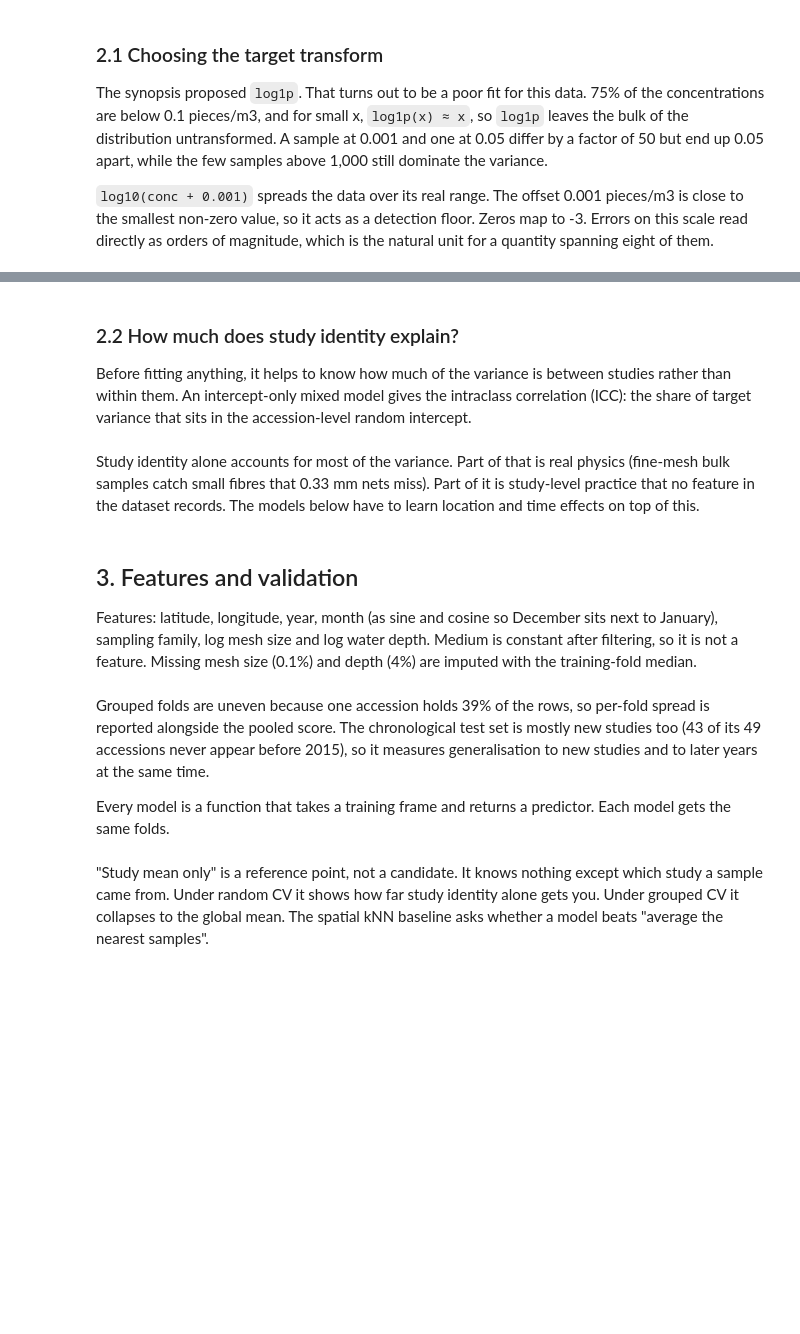
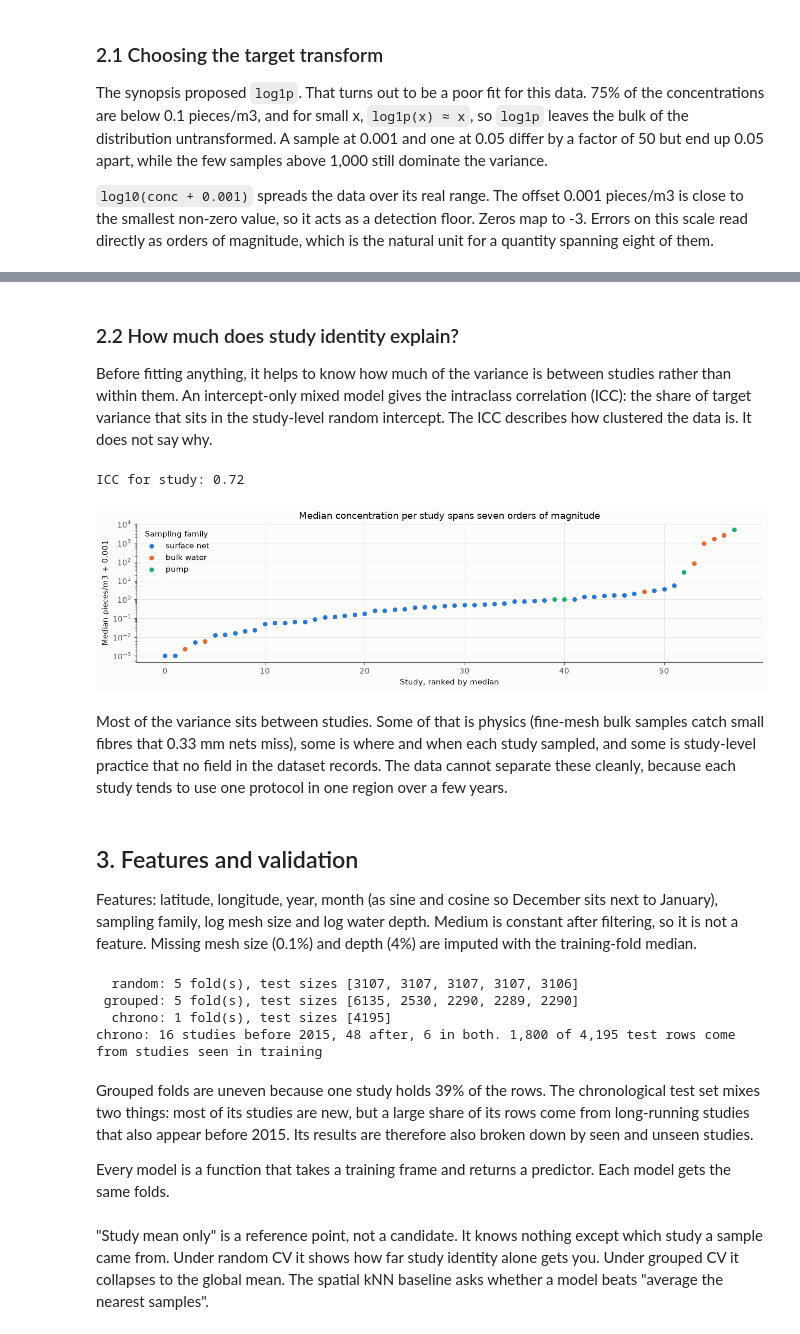
Before and after one commit to GourabAdhikari/marine-microplastics-baseline, a Jupyter notebook: microplastics.ipynb, the cells around one changed output, grey strips where cells are left out. Drawn from its saved outputs; the diff is of its cells as text; code cells hidden in the pictures; blank space fills up the shorter version.

```diff
--- a/microplastics.ipynb
+++ b/microplastics.ipynb
@@ -85,8 +88,9 @@ data = raw.rename(columns={
     "Microplastics measurement": "conc",
     "Unit": "unit",
     "NCEI Accession No": "accession",
+    "DOI": "doi",
     "ORGANIZATION": "organization",
-})[["date", "lat", "lon", "ocean", "medium", "depth", "method", "mesh", "conc", "unit", "accession", "organization"]]
+})[["date", "lat", "lon", "ocean", "medium", "depth", "method", "mesh", "conc", "unit", "accession", "doi", "organization"]]
 
 print(f"{len(raw):,} records, {raw['NCEI Accession No'].nunique()} accessions, {raw['ORGANIZATION'].nunique()} organisations")
 raw.isna().mean().sort_values(ascending=False).rename("missing").to_frame().T
@@ -142,10 +160,10 @@ df = water.assign(
     month_cos=np.cos(2 * np.pi * month / 12),
     log_mesh=np.log10(water.mesh),
     log_depth=np.log1p(water.depth),
-    study=water.accession.astype(str),
+    study=water.doi,
     y=np.log10(water.conc + C),
 )
-print(f"{len(df):,} records, {df.accession.nunique()} accessions, {df.organization.nunique()} organisations")
+print(f"{len(df):,} records, {df.accession.nunique()} accessions, {df.study.nunique()} publications, {df.organization.nunique()} organisations")
 df.groupby(["method_family", "method"]).agg(
     records=("y", "size"), accessions=("accession", "nunique"), median_conc=("conc", "median")
 ).sort_values(["method_family", "records"], ascending=[True, False])
@@ -193,28 +235,33 @@ print(f"share below 0.1 pieces/m3: {(df.conc < 0.1).mean():.0%}, share of zeros:
 
 Before fitting anything, it helps to know how much of the variance is between studies rather than
 within them. An intercept-only mixed model gives the intraclass correlation (ICC): the share of
-target variance that sits in the accession-level random intercept.
+target variance that sits in the study-level random intercept. The ICC describes how clustered the data
+is. It does not say why.
 # %%
-null_mixed = smf.mixedlm("y ~ 1", df, groups=df.accession).fit()
+null_mixed = smf.mixedlm("y ~ 1", df, groups=df.study).fit()
 between = float(null_mixed.cov_re.iloc[0, 0])
 icc = between / (between + null_mixed.scale)
-print(f"ICC for accession: {icc:.2f}")
+print(f"ICC for study: {icc:.2f}")
 
-study_medians = df.groupby("accession").agg(median=("conc", "median"), method=("method_family", "first"), n=("y", "size"))
+study_medians = df.groupby("study").agg(median=("conc", "median"), method=("method_family", "first"), n=("y", "size"))
 fig, ax = plt.subplots(figsize=(12, 3.4))
 families = {"surface net": BLUE, "bulk water": ORANGE, "pump": AQUA}
 ranked = study_medians.sort_values("median").reset_index()
 for name, color in families.items():
     part = ranked[ranked.method == name]
     ax.scatter(part.index, part["median"] + C, color=color, s=24, label=name)
-ax.set(yscale="log", xlabel="Accession, ranked by median", ylabel="Median pieces/m3 + 0.001",
+ax.set(yscale="log", xlabel="Study, ranked by median", ylabel="Median pieces/m3 + 0.001",
        title="Median concentration per study spans seven orders of magnitude")
 ax.legend(title="Sampling family")
 fig.tight_layout()
+# %% [output]
+ICC for study: 0.72
+[figure, added]
 # %% [markdown]
-Study identity alone accounts for most of the variance. Part of that is real physics (fine-mesh bulk
-samples catch small fibres that 0.33 mm nets miss). Part of it is study-level practice that no feature in
-the dataset records. The models below have to learn location and time effects on top of this.
+Most of the variance sits between studies. Some of that is physics (fine-mesh bulk samples catch small
+fibres that 0.33 mm nets miss), some is where and when each study sampled, and some is study-level
+practice that no field in the dataset records. The data cannot separate these cleanly, because each study
+tends to use one protocol in one region over a few years.
 # %% [markdown]
 ## 3. Features and validation
 
@@ -229,20 +276,25 @@ CUTOFF = 2015
 
 SPLITS = {
     "random": list(KFold(5, shuffle=True, random_state=SEED).split(df)),
-    "grouped": list(GroupKFold(5).split(df, groups=df.accession)),
+    "grouped": list(GroupKFold(5).split(df, groups=df.study)),
     "chrono": [(np.flatnonzero(df.year < CUTOFF), np.flatnonzero(df.year >= CUTOFF))],
 }
 for scheme, folds in SPLITS.items():
     sizes = [len(test) for _, test in folds]
     print(f"{scheme:>8}: {len(folds)} fold(s), test sizes {sizes}")
 pre, post = df[df.year < CUTOFF], df[df.year >= CUTOFF]
-print(f"chrono: {pre.accession.nunique()} accessions before {CUTOFF}, {post.accession.nunique()} after, "
-      f"{len(set(pre.accession) & set(post.accession))} in both")
+seen = post.study.isin(pre.study)
+print(f"chrono: {pre.study.nunique()} studies before {CUTOFF}, {post.study.nunique()} after, "
+      f"{post[seen].study.nunique()} in both. {seen.sum():,} of {len(post):,} test rows come from studies seen in training")
+# %% [output]
+  random: 5 fold(s), test sizes [3107, 3107, 3107, 3107, 3106]
+ grouped: 5 fold(s), test sizes [6135, 2530, 2290, 2289, 2290]
+  chrono: 1 fold(s), test sizes [4195]
+chrono: 16 studies before 2015, 48 after, 6 in both. 1,800 of 4,195 test rows come from studies seen in training
 # %% [markdown]
-Grouped folds are uneven because one accession holds 39% of the rows, so per-fold spread is reported
-alongside the pooled score. The chronological test set is mostly new studies too (43 of its 49
-accessions never appear before 2015), so it measures generalisation to new studies and to later years
-at the same time.
+Grouped folds are uneven because one study holds 39% of the rows. The chronological test set mixes two
+things: most of its studies are new, but a large share of its rows come from long-running studies that
+also appear before 2015. Its results are therefore also broken down by seen and unseen studies.
 
 Every model is a function that takes a training frame and returns a predictor. Each model gets the
 same folds.
```
Also changed, not shown: parts of 41 cells of this notebook, 2 other files.
